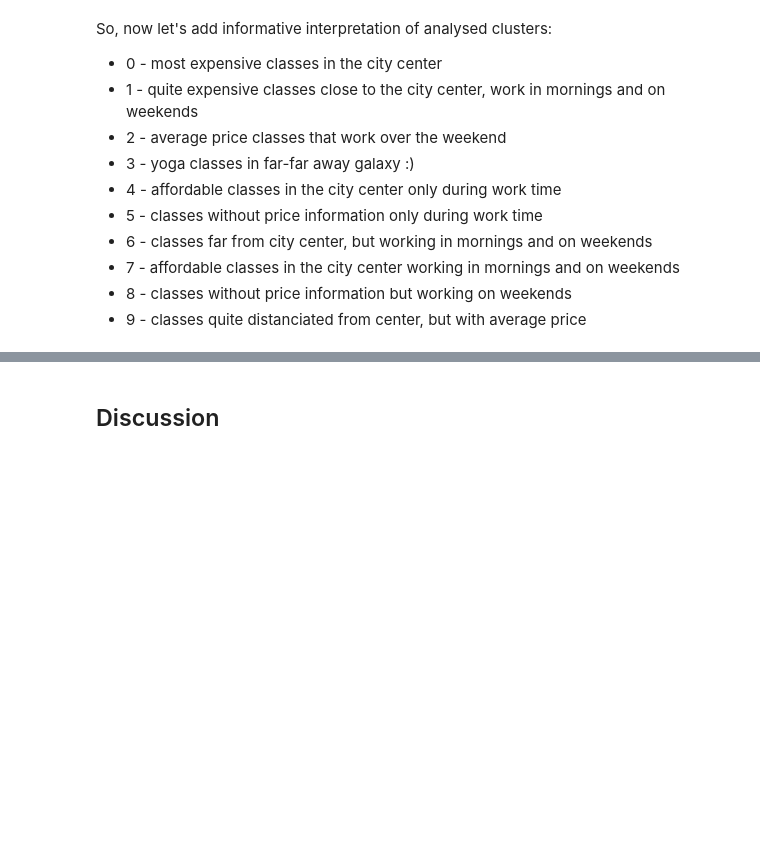
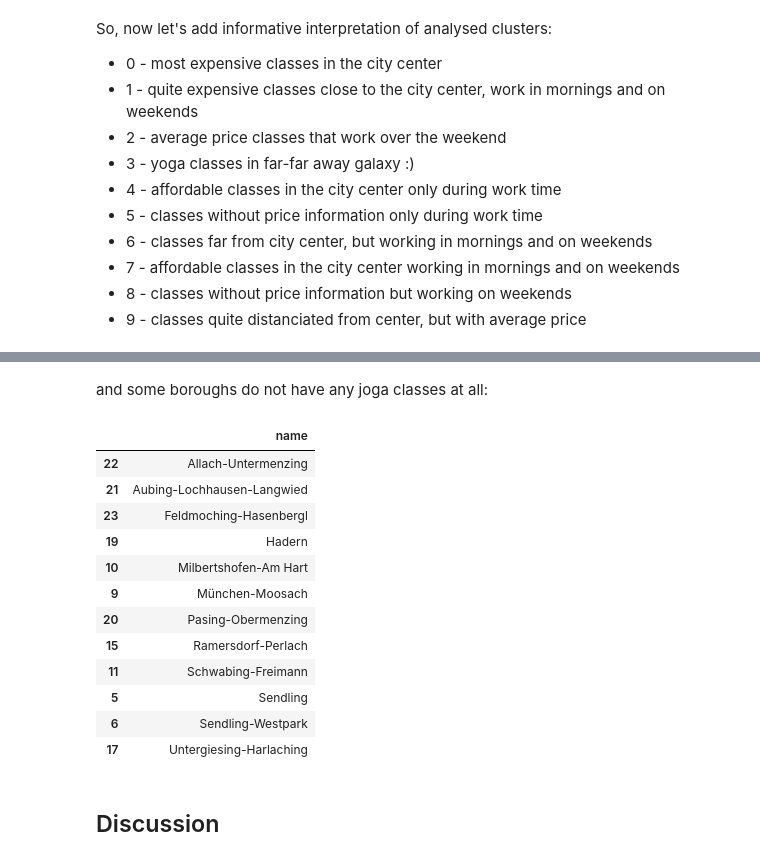
Before and after one commit to tarys/the-battle-of-neighborhoods, a Jupyter notebook: capstone-project.ipynb, the cells around one changed output, grey strips where cells are left out. Drawn from its saved outputs; the diff is of its cells as text; code cells hidden in the pictures; blank space fills up the shorter version.

```diff
--- a/capstone-project.ipynb
+++ b/capstone-project.ipynb
@@ -277,0 +338,24 @@ TBD
+# %% [markdown]
+and some boroughs do not have any joga classes at all:
+# %%
+boroughs_classes = boroughs_df.merge(classes_per_borough,
+                                     left_on='name',
+                                     right_on='borough',
+                                     how='left')[['name', 'cluster_label']]
+boroughs_without_classes = boroughs_classes[np.isnan(boroughs_classes['cluster_label'])][['name']]
+boroughs_without_classes.sort_values(by=['name'], inplace=True)
+boroughs_without_classes
+# %% [output]
+|  | name |
+| 22 | Allach-Untermenzing |
+| 21 | Aubing-Lochhausen-Langwied |
+| 23 | Feldmoching-Hasenbergl |
+| 19 | Hadern |
+| 10 | Milbertshofen-Am Hart |
+| 9 | München-Moosach |
+| 20 | Pasing-Obermenzing |
+| 15 | Ramersdorf-Perlach |
+| 11 | Schwabing-Freimann |
+| 5 | Sendling |
+| 6 | Sendling-Westpark |
+| 17 | Untergiesing-Harlaching |
```
Also changed, not shown: parts of 14 cells of this notebook.
